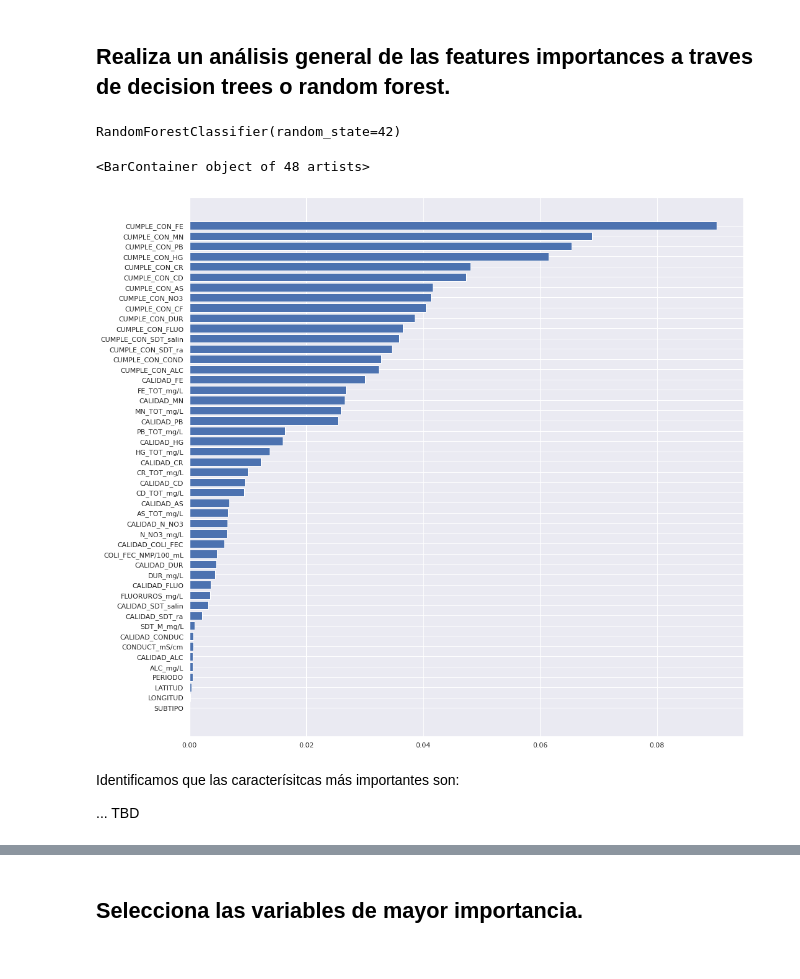
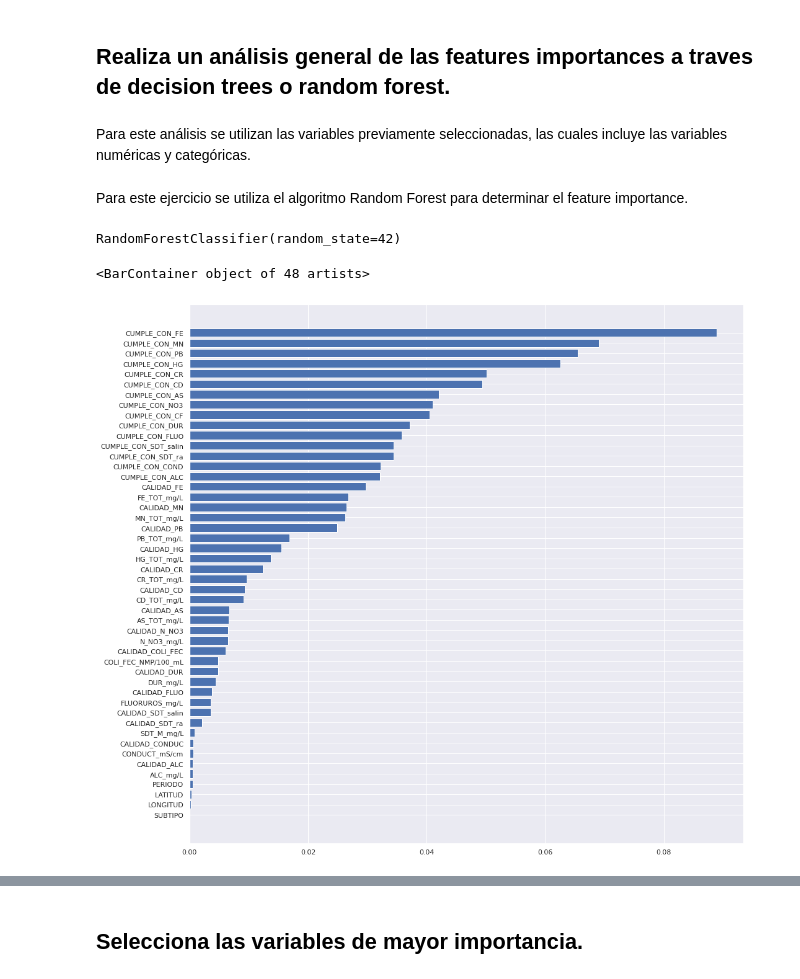
Before and after one commit to PosgradoMNA/actividades-del-projecto-equipo-5, a Jupyter notebook: Entrega2_Reto_Equipo5.ipynb, the cells around one changed output, grey strips where cells are left out. Cells and saved outputs as stored; diff of their text form; code cells hidden in the pictures.

```diff
--- a/Entrega2_Reto_Equipo5.ipynb
+++ b/Entrega2_Reto_Equipo5.ipynb
@@ -354,25 +373,23 @@ for col in col_categoricas:
   feature_le[col] = label_encoder_features
 # %% [markdown]
 ## Realiza un análisis general de las features importances a traves de decision trees o random forest.
+# %% [markdown]
+Para este análisis se utilizan las variables previamente seleccionadas, las cuales incluye las variables numéricas y categóricas.
 # %%
-X = df_subterraneas[features]
-y = df_subterraneas[target]
+Xfi = df_subterraneas[features]
+yfi = df_subterraneas[target]
+# %% [markdown]
+Para este ejercicio se utiliza el algoritmo Random Forest para determinar el feature importance.
 # %%
 rf = RandomForestClassifier(random_state= 42)
-
-rf.fit(X, y)
+rf.fit(Xfi, np.ravel(yfi))
 # %% [output]
 RandomForestClassifier(random_state=42)
 # %%
 # Graficamos las feature importances
-
 sns.set(rc={'figure.figsize':(16,16)})
 sorted_idx = rf.feature_importances_.argsort()
-plt.barh(X.columns, rf.feature_importances_[sorted_idx])
+plt.barh(Xfi.columns, rf.feature_importances_[sorted_idx])
 # %% [output]
 <BarContainer object of 48 artists>
-[figure, old version]
+[figure, new version]
-# %% [markdown]
-Identificamos que las caracterísitcas más importantes son:
-
-... TBD
```
Also changed, not shown: parts of 54 cells of this notebook.
